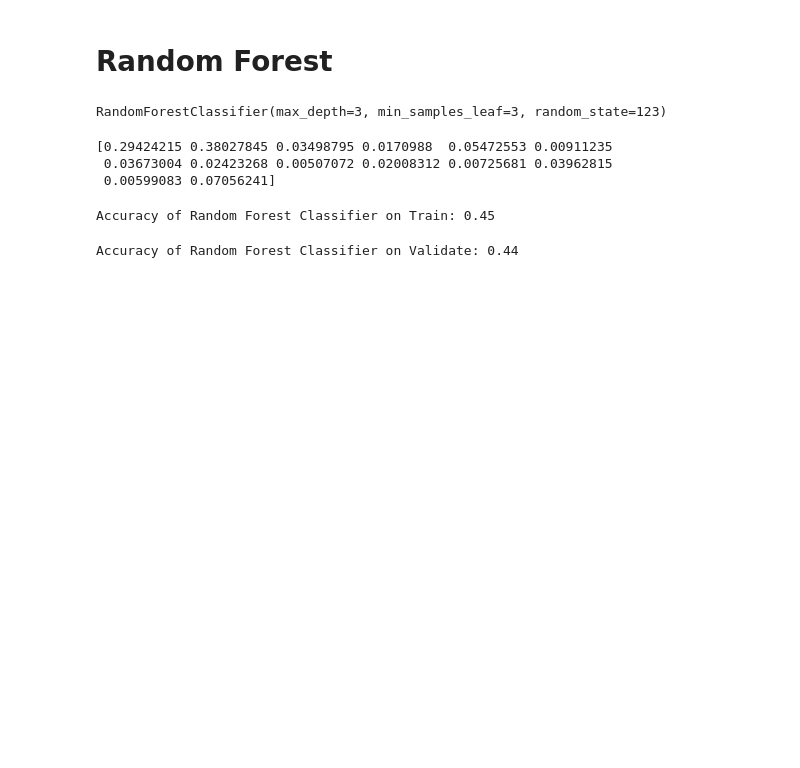
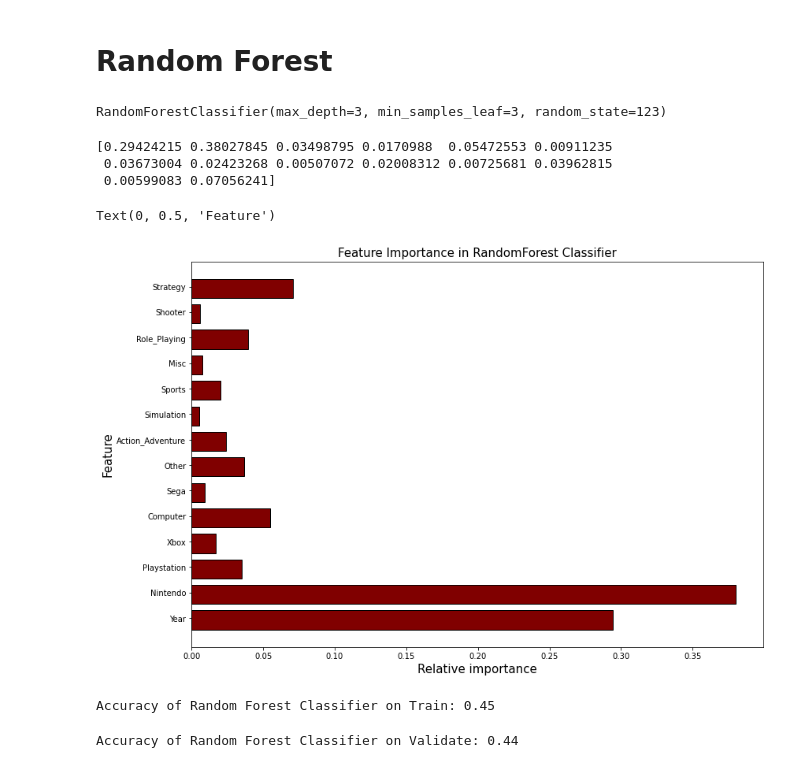
Before and after one commit to CaitlynCarney/video_game_sales, a Jupyter notebook: Workbooks/modeling.ipynb, the cells around one changed output. Cells and saved outputs as stored; diff of their text form; code cells hidden in the pictures; blank space fills up the shorter version.

```diff
--- a/Workbooks/modeling.ipynb
+++ b/Workbooks/modeling.ipynb
@@ -714,6 +739,7 @@ rf.fit(X_train2, y_train2)
 RandomForestClassifier(max_depth=3, min_samples_leaf=3, random_state=123)
 # %%
 # look at feature importance
+rf_feature_imp = rf.feature_importances_
 print(rf.feature_importances_)
 # %% [output]
 [0.29424215 0.38027845 0.03498795 0.0170988  0.05472553 0.00911235
@@ -724,6 +750,20 @@ print(rf.feature_importances_)
 y_pred = rf.predict(X_train2)
 # estimate probability
 y_pred_proba = rf.predict_proba(X_train2)
+# %%
+#plot
+fig, ax = plt.subplots(figsize=(13,9))
+width = .75 # the width of the bars
+ind = np.arange(len(rf_feature_imp)) # the x locations for the groups
+plt.barh(ind, rf_feature_imp, width, color="maroon", edgecolor='black')
+ax.set_yticks(ind+width/10)
+ax.set_yticklabels(X_train2, minor=False)
+plt.title('Feature Importance in RandomForest Classifier', size=15)
+plt.xlabel('Relative importance', size=15)
+plt.ylabel('Feature', size=15)
+# %% [output]
+Text(0, 0.5, 'Feature')
+[figure, added]
 # %%
 print('Accuracy of Random Forest Classifier on Train: {:.2f}'
      .format(rf.score(X_train2, y_train2)))
```
Also changed, not shown: parts of 10 cells of this notebook.
